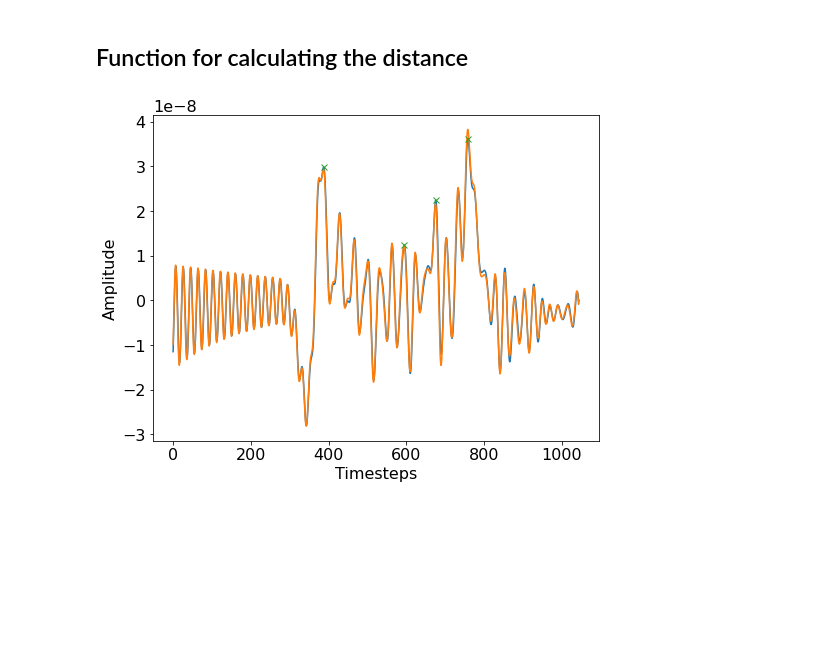
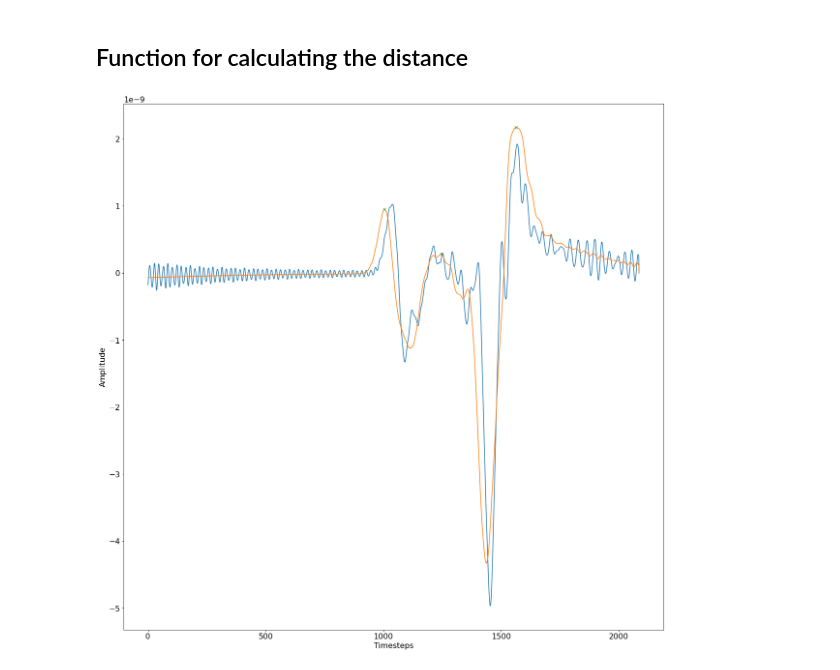
Before and after one commit to bgd54/sonar-FWI, a Jupyter notebook: water_tank/05_imaging.ipynb, the cells around one changed output. Drawn from its saved outputs; the diff is of its cells as text; code cells hidden in the pictures; blank space fills up the shorter version.

```diff
--- a/water_tank/05_imaging.ipynb
+++ b/water_tank/05_imaging.ipynb
@@ -20,11 +14,11 @@ from scipy.signal import find_peaks, peak_prominences, peak_widths
 ## Grid Setup
 Set velocity model and global parameters for water tank.
 # %%
-nx = 201
-nz = 101
+nx = 401
+nz = 201
 nb = 10
 shape = (nx, nz)
-spacing = (.003, .003) #60x30 cm
+spacing = (.0015, .0015) #60x30 cm
 origin = (0., 0.)
 v_water = 1.5 # v in distilled water 1496.7 m/s
 v_glass = 5.64 # v in glass 5640 m/s
@@ -43,7 +37,7 @@ y, x = np.ogrid[-a:shape[0]-a, -b:shape[1]-b]
 v[x*x + y*y <= r*r] = v_obj
 
 model = Model(vp=v, origin=origin, shape=shape, spacing=spacing,
-              space_order=2, nbl=10, bcs="damp")
+              space_order=2, nbl=nb, bcs="damp")
 # %% [output]
 Operator `initdamp` ran in 0.01 s
 Operator `pad_vp` ran in 0.01 s
@@ -130,0 +173,21 @@ Operator `Kernel` ran in 0.08 s
+# %%
+fobj = open("snapshots/snaps.bin", "rb")
+snaps = np.fromfile(fobj, dtype=np.float32)
+snaps = np.reshape(snaps, (nsnaps, vnx, vnz))
+fobj.close()
+
+plt.rcParams['figure.figsize'] = (20, 20)  # Increases figure size
+
+imcnt = 1 # Image counter for plotting
+plot_num = 20 # Number of images to plot
+v_min = np.min(rec.data)
+v_max = np.max(rec.data)
+for i in range(0, plot_num):
+   # plt.subplot(1, plot_num, i+1);
+   imcnt = imcnt + 1
+   ind = i * int(nsnaps/plot_num)
+   plt.imshow(np.transpose(snaps[ind,:,:]), vmin=v_min, vmax=v_max, cmap="seismic")
+   filename = 'snapshots/tmp_%04d.png' % i
+   plt.savefig(filename)
+
+plt.show()
@@ -141,19 +206,20 @@ def objDistance(receiver, timestep:float, width: float, v_env: float) -> float:
     return distance * 1e5
 # %%
 cut = 4 * round(width / 1000 / v_water * 1000 * 2 / dt)
-x = rec.data[cut:, 0]
+y = rec.data[cut:, 0]
 avg = np.average(rec.data[cut:,:], axis = 1)
+x = avg
 peaks, _ = find_peaks(x)
 prominences = peak_prominences(x, peaks)[0]
 true_peaks = peaks[(prominences - np.average(prominences)) > np.std(prominences)]
 plt.xlabel("Timesteps")
 plt.ylabel("Amplitude")
-plt.plot(x)
+plt.plot(y)
 plt.plot(avg)
 plt.plot(true_peaks, x[true_peaks], "x")
 plt.show()
 # %% [output]
-[figure, old version]
+[figure, new version]
 # %%
 print(objDistance(rec.data[:,0], dt, width, v_water))
 # %% [output]
```
Also changed, not shown: parts of 8 cells of this notebook.
